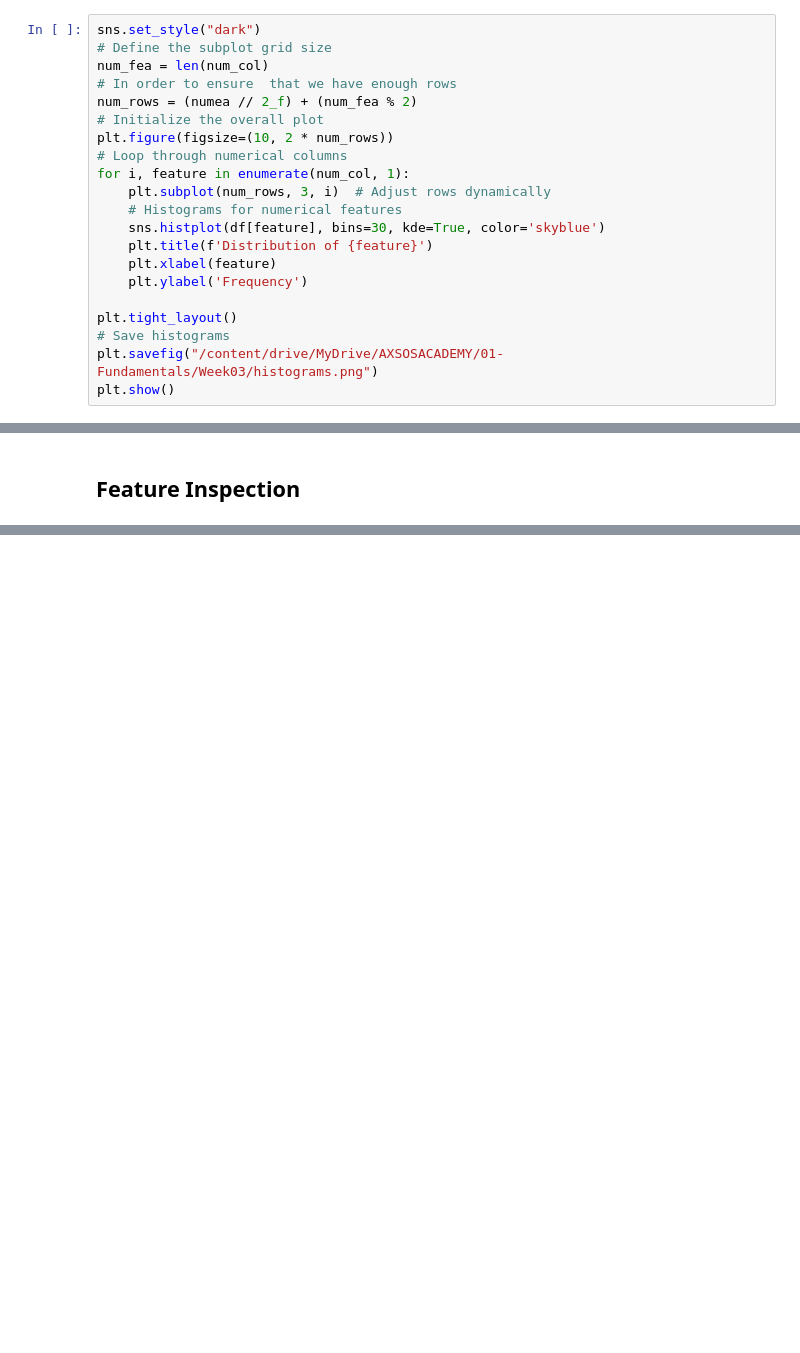
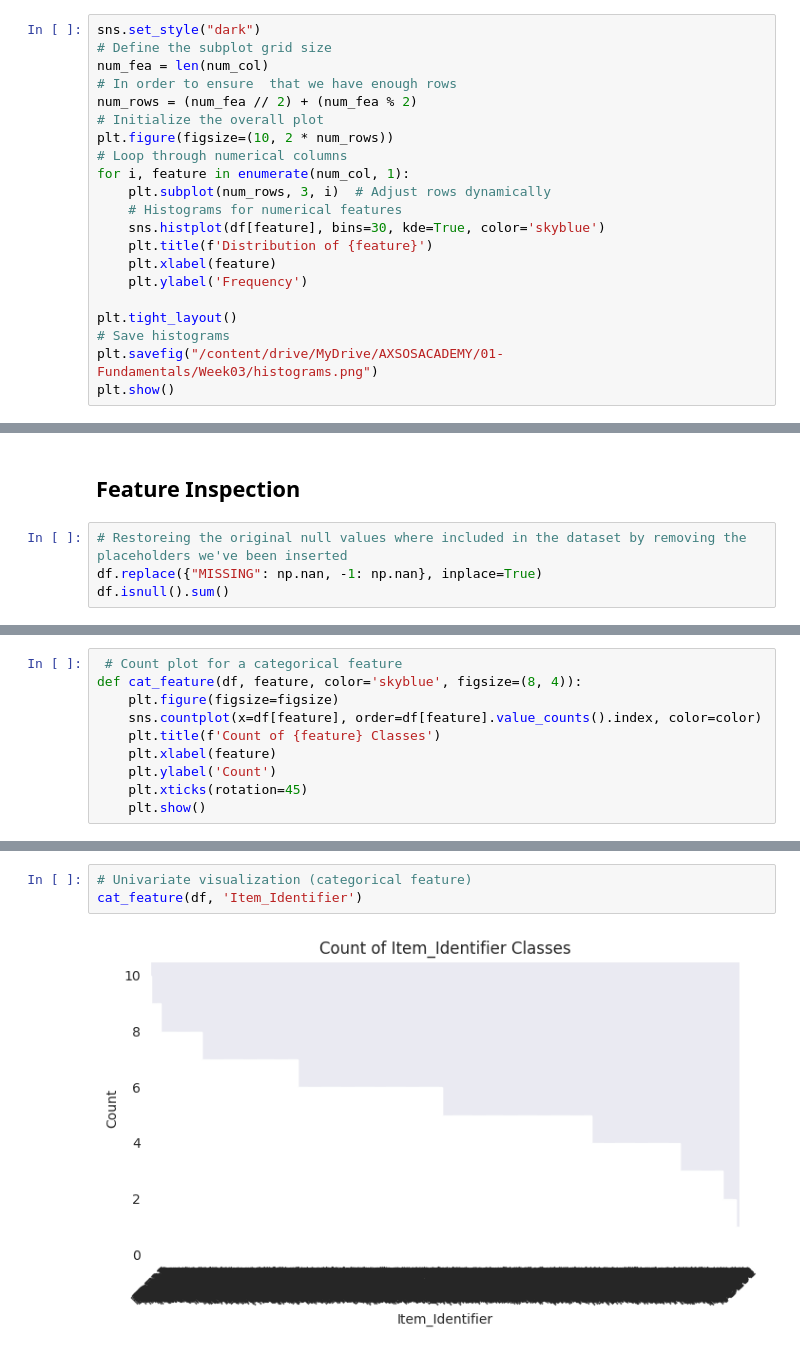
Before and after one commit to baraa-hakawati/Prediction-of-Product-Sales, a Jupyter notebook: Prediction_of_Product_Sales.ipynb, the cells around one changed output, grey strips where cells are left out. Drawn from its saved outputs; the diff is of its cells as text; blank space fills up the shorter version.

```diff
--- a/Prediction_of_Product_Sales.ipynb
+++ b/Prediction_of_Product_Sales.ipynb
@@ -198,7 +198,7 @@ sns.set_style("dark")
 # Define the subplot grid size
 num_fea = len(num_col)
 # In order to ensure  that we have enough rows
-num_rows = (numea // 2_f) + (num_fea % 2)
+num_rows = (num_fea // 2) + (num_fea % 2)
 # Initialize the overall plot
 plt.figure(figsize=(10, 2 * num_rows))
 # Loop through numerical columns
@@ -271,3 +271,7 @@ plt.show()
 [figure]
 # %% [markdown]
 ## Feature Inspection
+# %%
+# Restoreing the original null values where included in the dataset by removing the placeholders we've been inserted
+df.replace({"MISSING": np.nan, -1: np.nan}, inplace=True)
+df.isnull().sum()
@@ -273,0 +302,10 @@ plt.show()
+# %%
+ # Count plot for a categorical feature
+def cat_feature(df, feature, color='skyblue', figsize=(8, 4)):
+    plt.figure(figsize=figsize)
+    sns.countplot(x=df[feature], order=df[feature].value_counts().index, color=color)
+    plt.title(f'Count of {feature} Classes')
+    plt.xlabel(feature)
+    plt.ylabel('Count')
+    plt.xticks(rotation=45)
+    plt.show()
@@ -273,0 +343,5 @@ plt.show()
+# %%
+# Univariate visualization (categorical feature)
+cat_feature(df, 'Item_Identifier')
+# %% [output]
+[figure, added]
```
Also changed, not shown: parts of 7 cells of this notebook.
